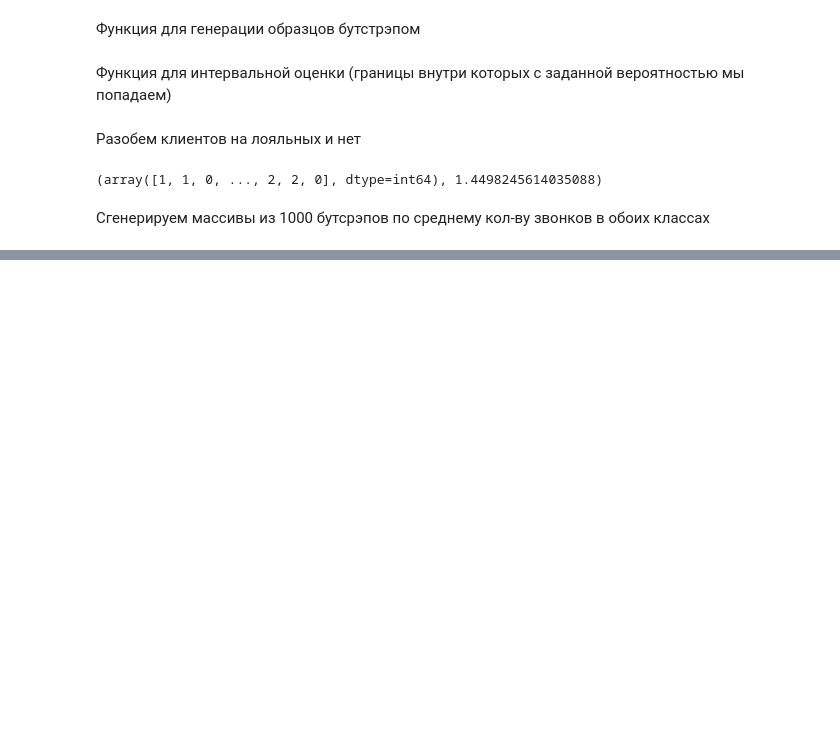
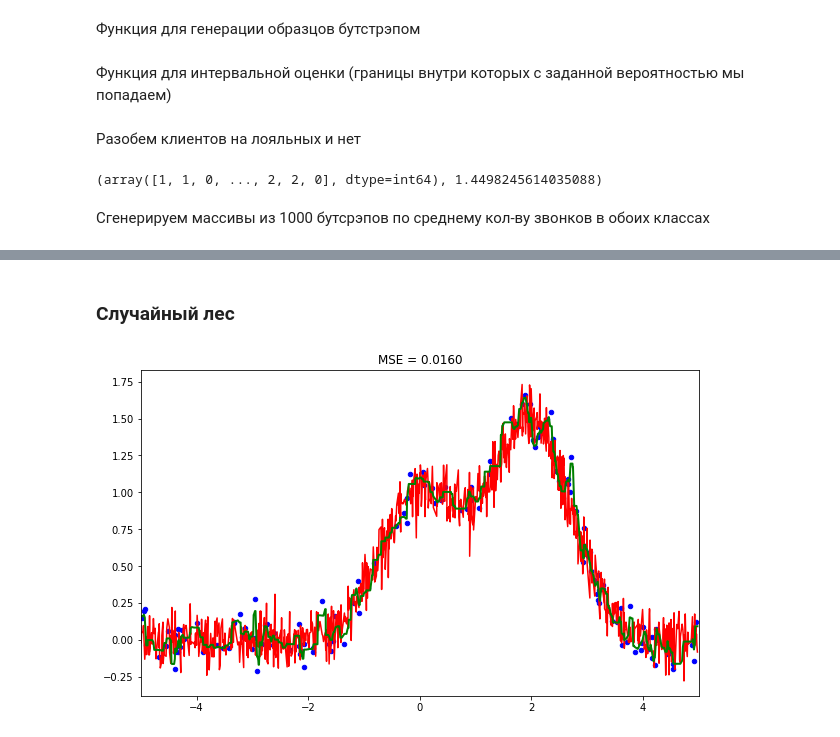
Before and after one commit to AlexeyMarg/open_ai_course, a Jupyter notebook: 5_ensembles/5_ensembles.ipynb, the cells around one changed output, grey strips where cells are left out. Cells and saved outputs as stored; diff of their text form; code cells hidden in the pictures; blank space fills up the shorter version.

```diff
--- a/5_ensembles/5_ensembles.ipynb
+++ b/5_ensembles/5_ensembles.ipynb
@@ -63,0 +127,11 @@ Service calls from churn:  mean interval [2.07034161 2.38923395]
+# %% [markdown]
+### Случайный лес
+# %%
+from sklearn.ensemble import RandomForestRegressor
+
+rf_reg = RandomForestRegressor(n_estimators=10).fit(X_train, y_train)
+rf_reg_predict = rf_reg.predict(X_test)
+
+plot_results(X_train, y_train, X_test, y_test, rf_reg_predict)
+# %% [output]
+[figure, added]
```
Also changed, not shown: parts of 60 cells of this notebook.
